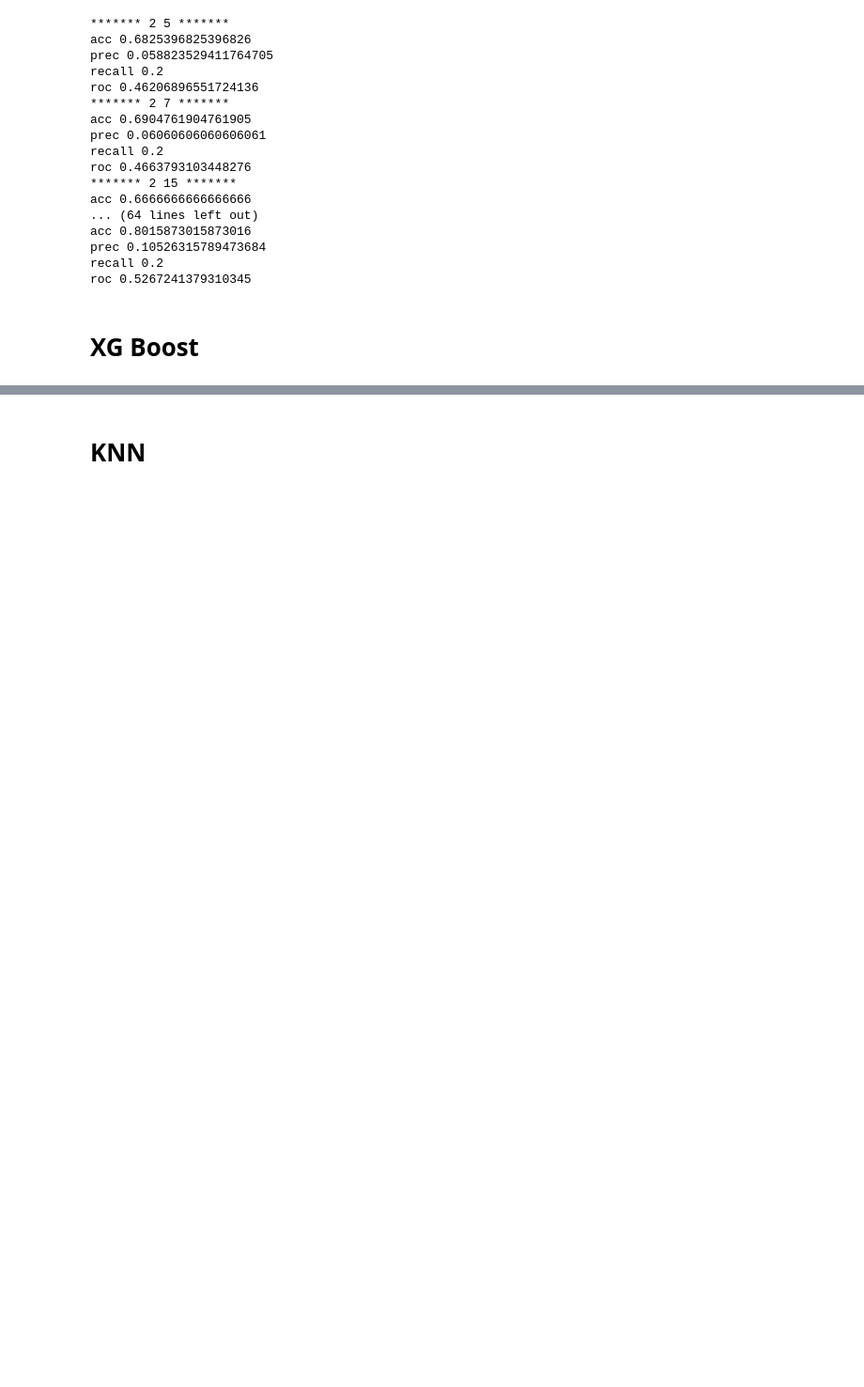
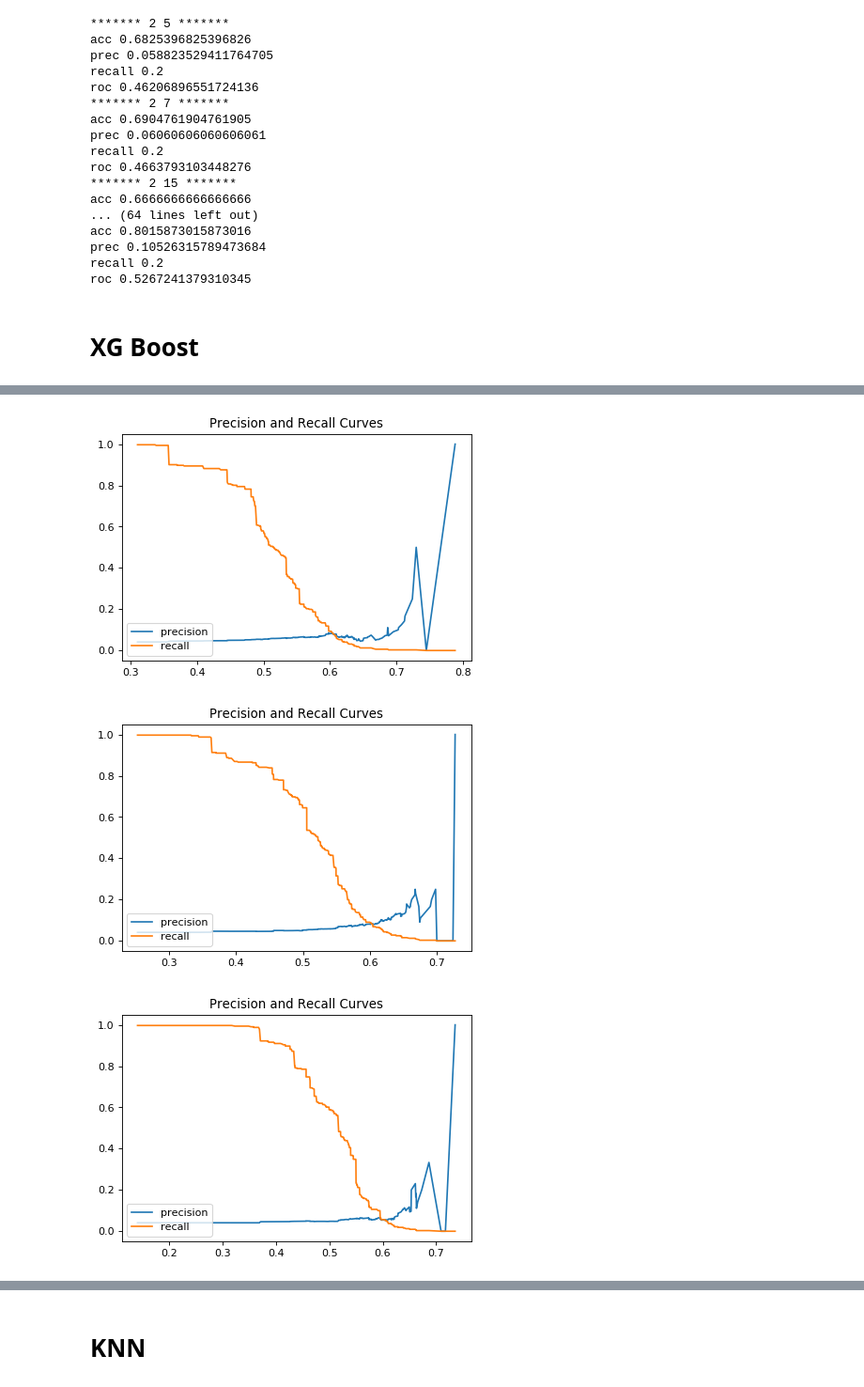
Before and after one commit to willyraedy/capstone, a Jupyter notebook: notebooks/Modeling.ipynb, the cells around one changed output, grey strips where cells are left out. Shown at 94% size. Saved outputs shown, nothing was run; the diff lists cells and outputs as text; code cells hidden in the pictures; blank space fills up the shorter version.

```diff
--- a/notebooks/Modeling.ipynb
+++ b/notebooks/Modeling.ipynb
@@ -310,7 +310,7 @@ with open('../data/raw/media_cloud_all_sources.pickle', 'rb') as read_file:
     media_sources = pickle.load(read_file)
 # %%
 unique_media = media_sources[['tld', 'media_source_tags']].drop_duplicates(subset='tld')
-unique_media['us_media_source'] = unique_media.media_source_tags.map(lambda ts: 'United States' in [x['label'] for x in ts])
+unique_media['us_media_source'] = unique_media.media_source_tags.map(lambda ts: 1 if 'United States' in [x['label'] for x in ts] else 0)
 # %%
 def extract_tld(u):
     try:
@@ -347,6 +327,6 @@ https://sharer.php?u=https://www.taknaknews.com/2019/11/disobedience-of-allah-to
 # %%
 merged_df['viral'] = merged_df.num_comments.map(lambda x: 1 if x > 300 else 0)
-merged_df['us_media_source'] = merged_df.us_media_source.fillna(False)
+merged_df['us_media_source'] = merged_df.us_media_source.fillna(0)
 # %%
 merged_df = merged_df[merged_df.num_comments > 1]
 # %%
@@ -860,0 +773,18 @@ accuracy 0.4156190476190476
+# %%
+cv_res = evaluation.cross_validate(
+    estimator=XGBClassifier,
+    X=X_train_all,
+    y=y_train_all,
+    scoring=xg_scoring,
+    fit_params={
+        'max_depth': 2,
+        'n_estimators': 200,
+        'random_state': 42,
+        'gamma': 20
+    },
+    oversample=True,
+    cv=5
+#         show_conf_matrices=True
+)
+print('*****', md, g, '******')
+print_results(cv_res, xg_scoring)
@@ -860,0 +801,19 @@ accuracy 0.4156190476190476
+# %%
+# We can also use the probabilities to make a curve showing us how recall
+# and thresholds trade off
+
+for i in range(len(cv_res['y_true'])):
+    y_true = cv_res['y_true'][i]
+    y_preds_proba = cv_res['y_proba_preds'][i]
+
+    precision_curve, recall_curve, threshold_curve = precision_recall_curve(y_true, y_preds_proba[:, 1])
+
+    plt.figure(dpi=80)
+    plt.plot(threshold_curve, precision_curve[1:],label='precision')
+    plt.plot(threshold_curve, recall_curve[1:], label='recall')
+    plt.legend(loc='lower left')
+    plt.title('Precision and Recall Curves');
+# %% [output]
+[figure, added]
+[figure, added]
+[figure, added]
```
Also changed, not shown: parts of 10 cells of this notebook, 13 other files.
